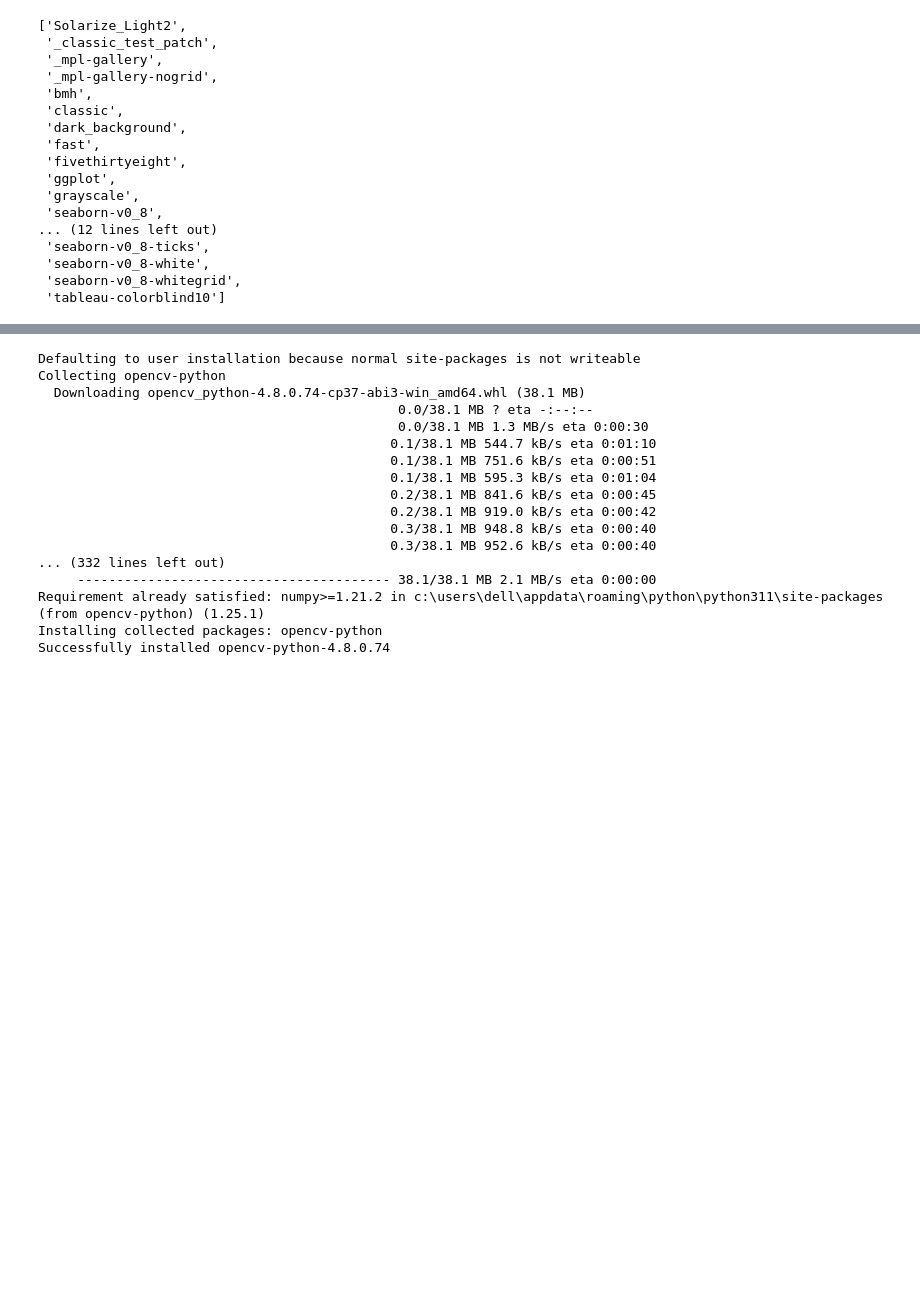
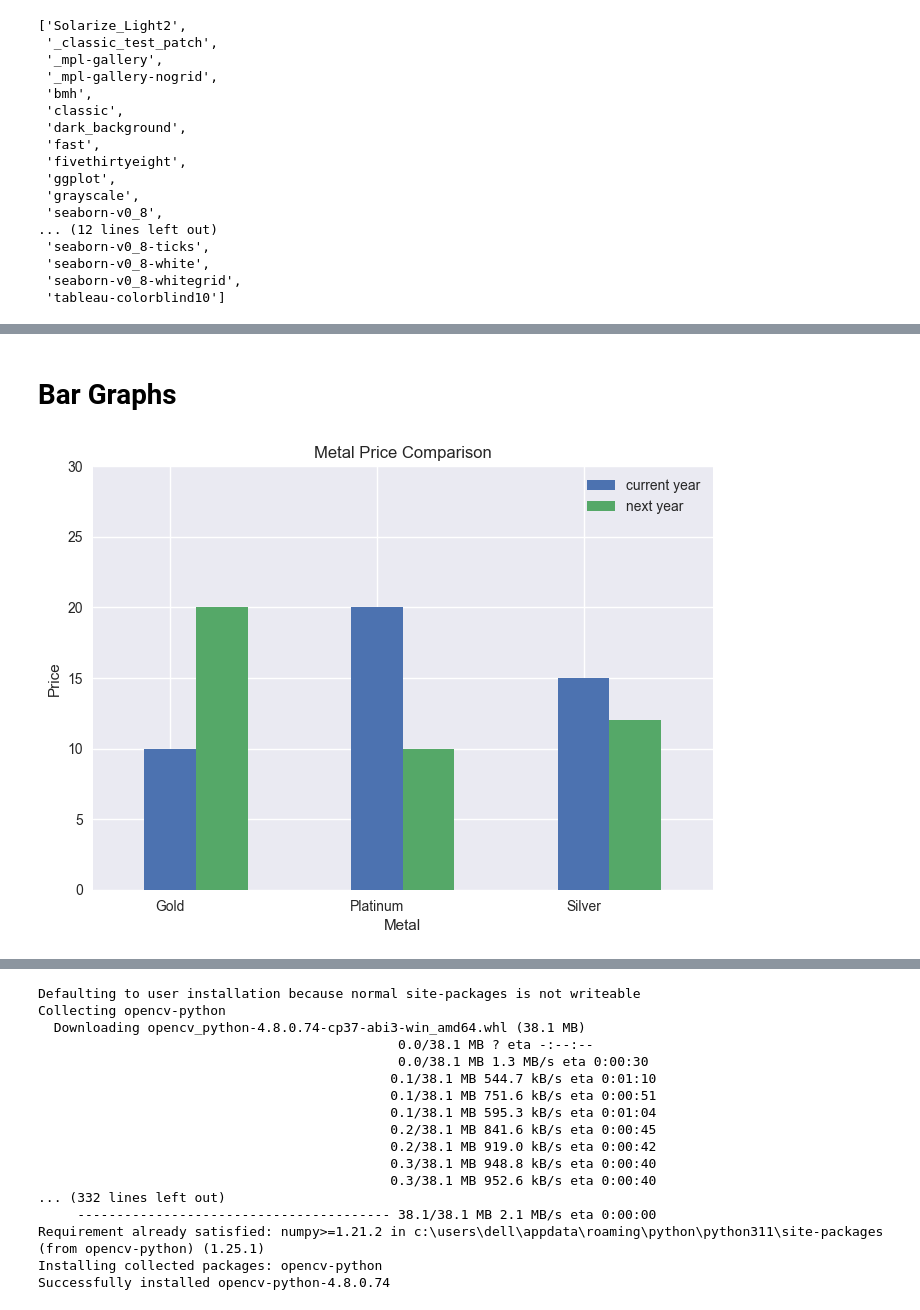
Before and after one commit to Jaya-Vashisth/Data-Science, a Jupyter notebook: python basics/8. Visualization and OpenCV.ipynb, the cells around one changed output, grey strips where cells are left out. Saved outputs shown, nothing was run; the diff lists cells and outputs as text; code cells hidden in the pictures; blank space fills up the shorter version.

```diff
--- a/python basics/8. Visualization and OpenCV.ipynb
+++ b/python basics/8. Visualization and OpenCV.ipynb
@@ -50,0 +69,17 @@ plt.show()
+# %% [markdown]
+# Bar Graphs
+# %%
+#plt.style.use('dark_background')
+plt.style.use('seaborn')
+x_coordinates = np.array([0,1,2]) * 2
+plt.bar(x_coordinates - 0.25,[10,20,15] , width = 0.5 , label = 'current year' , tick_label = 'Gold Platinum Silver'.split(' '))  # current year
+plt.bar(x_coordinates + 0.25,[20,10,12], width = 0.5 , label = 'next year')  #next year
+plt.title('Metal Price Comparison')
+plt.xlabel('Metal')
+plt.ylabel('Price')
+plt.xlim(-1,5)
+plt.ylim(0,30)  # set y-axis acc to the given range
+plt.legend()
+plt.show()
+# %% [output]
+[figure, added]
```
Also changed, not shown: parts of 28 cells of this notebook, 6 other files.
